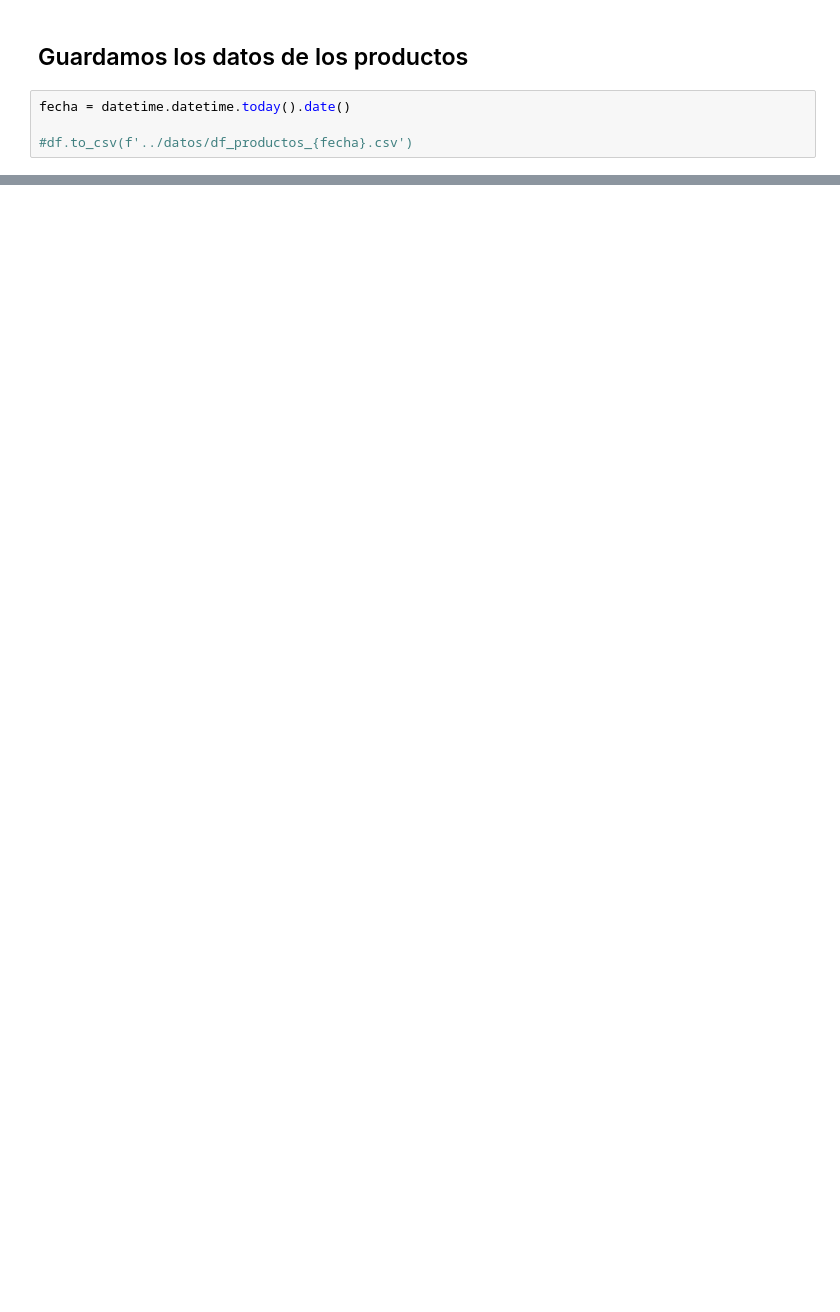
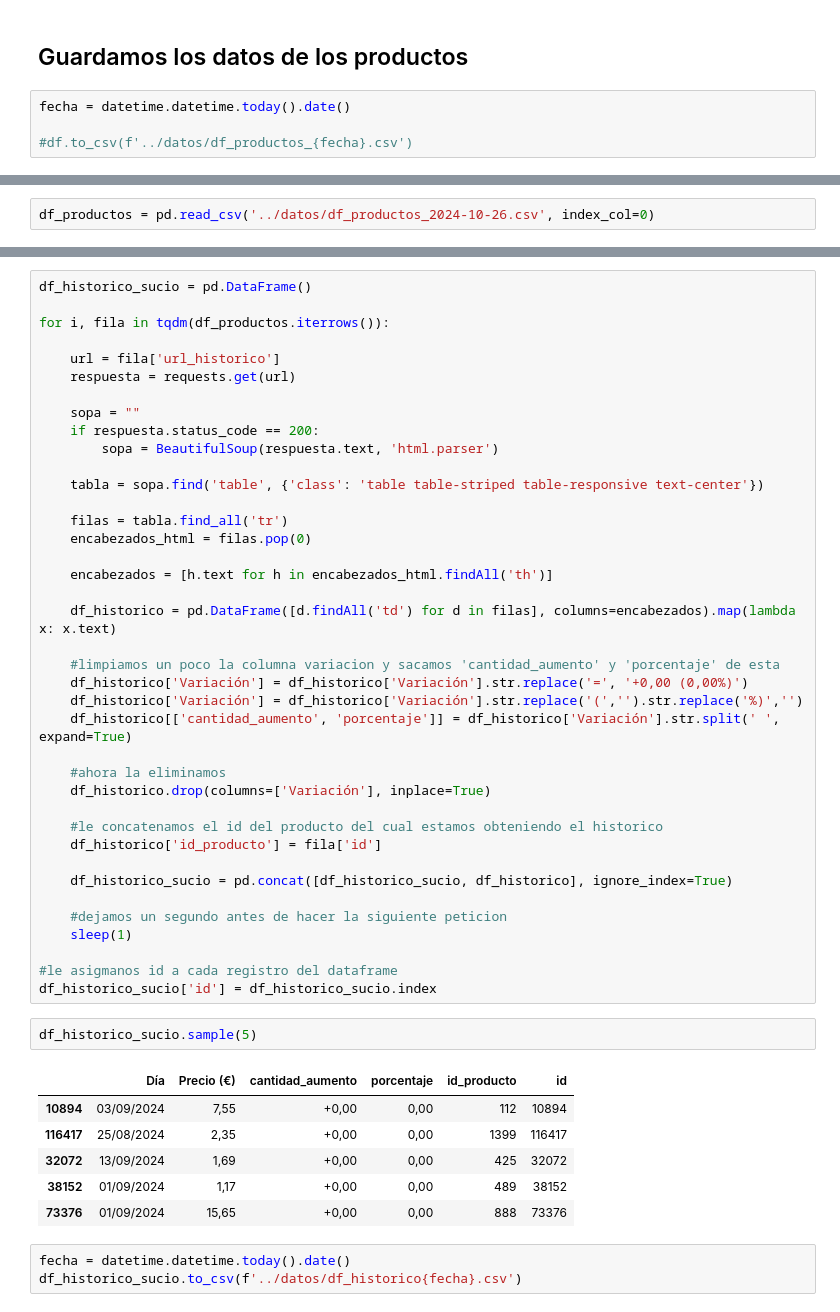
Before and after one commit to joseluisalmendral/Proyecto4-AnalisisFacua, a Jupyter notebook: notebooks/1_scrapping_de_datos.ipynb, the cells around one changed output, grey strips where cells are left out. Saved outputs shown, nothing was run; the diff lists cells and outputs as text; blank space fills up the shorter version.

```diff
--- a/notebooks/1_scrapping_de_datos.ipynb
+++ b/notebooks/1_scrapping_de_datos.ipynb
@@ -180,0 +189,2 @@ fecha = datetime.datetime.today().date()
+# %%
+df_productos = pd.read_csv('../datos/df_productos_2024-10-26.csv', index_col=0)
@@ -180,0 +196,51 @@ fecha = datetime.datetime.today().date()
+# %%
+df_historico_sucio = pd.DataFrame()
+
+for i, fila in tqdm(df_productos.iterrows()):
+
+    url = fila['url_historico']
+    respuesta = requests.get(url)
+
+    sopa = ""
+    if respuesta.status_code == 200:
+        sopa = BeautifulSoup(respuesta.text, 'html.parser')
+
+    tabla = sopa.find('table', {'class': 'table table-striped table-responsive text-center'})
+
+    filas = tabla.find_all('tr')
+    encabezados_html = filas.pop(0)
+
+    encabezados = [h.text for h in encabezados_html.findAll('th')]
+
+    df_historico = pd.DataFrame([d.findAll('td') for d in filas], columns=encabezados).map(lambda x: x.text)
+
+    #limpiamos un poco la columna variacion y sacamos 'cantidad_aumento' y 'porcentaje' de esta
+    df_historico['Variación'] = df_historico['Variación'].str.replace('=', '+0,00 (0,00%)')
+    df_historico['Variación'] = df_historico['Variación'].str.replace('(','').str.replace('%)','')
+    df_historico[['cantidad_aumento', 'porcentaje']] = df_historico['Variación'].str.split(' ', expand=True)
+
+    #ahora la eliminamos
+    df_historico.drop(columns=['Variación'], inplace=True)
+
+    #le concatenamos el id del producto del cual estamos obteniendo el historico
+    df_historico['id_producto'] = fila['id']
+
+    df_historico_sucio = pd.concat([df_historico_sucio, df_historico], ignore_index=True)
+
+    #dejamos un segundo antes de hacer la siguiente peticion
+    sleep(1)
+
+#le asigmanos id a cada registro del dataframe
+df_historico_sucio['id'] = df_historico_sucio.index
+# %%
+df_historico_sucio.sample(5)
+# %% [output]
+|  | Día | Precio (€) | cantidad_aumento | porcentaje | id_producto | id |
+| 10894 | 03/09/2024 | 7,55 | +0,00 | 0,00 | 112 | 10894 |
+| 116417 | 25/08/2024 | 2,35 | +0,00 | 0,00 | 1399 | 116417 |
+| 32072 | 13/09/2024 | 1,69 | +0,00 | 0,00 | 425 | 32072 |
+| 38152 | 01/09/2024 | 1,17 | +0,00 | 0,00 | 489 | 38152 |
+| 73376 | 01/09/2024 | 15,65 | +0,00 | 0,00 | 888 | 73376 |
+# %%
+fecha = datetime.datetime.today().date()
+df_historico_sucio.to_csv(f'../datos/df_historico{fecha}.csv')
```
Also changed, not shown: parts of 6 cells of this notebook, 2 other files.
